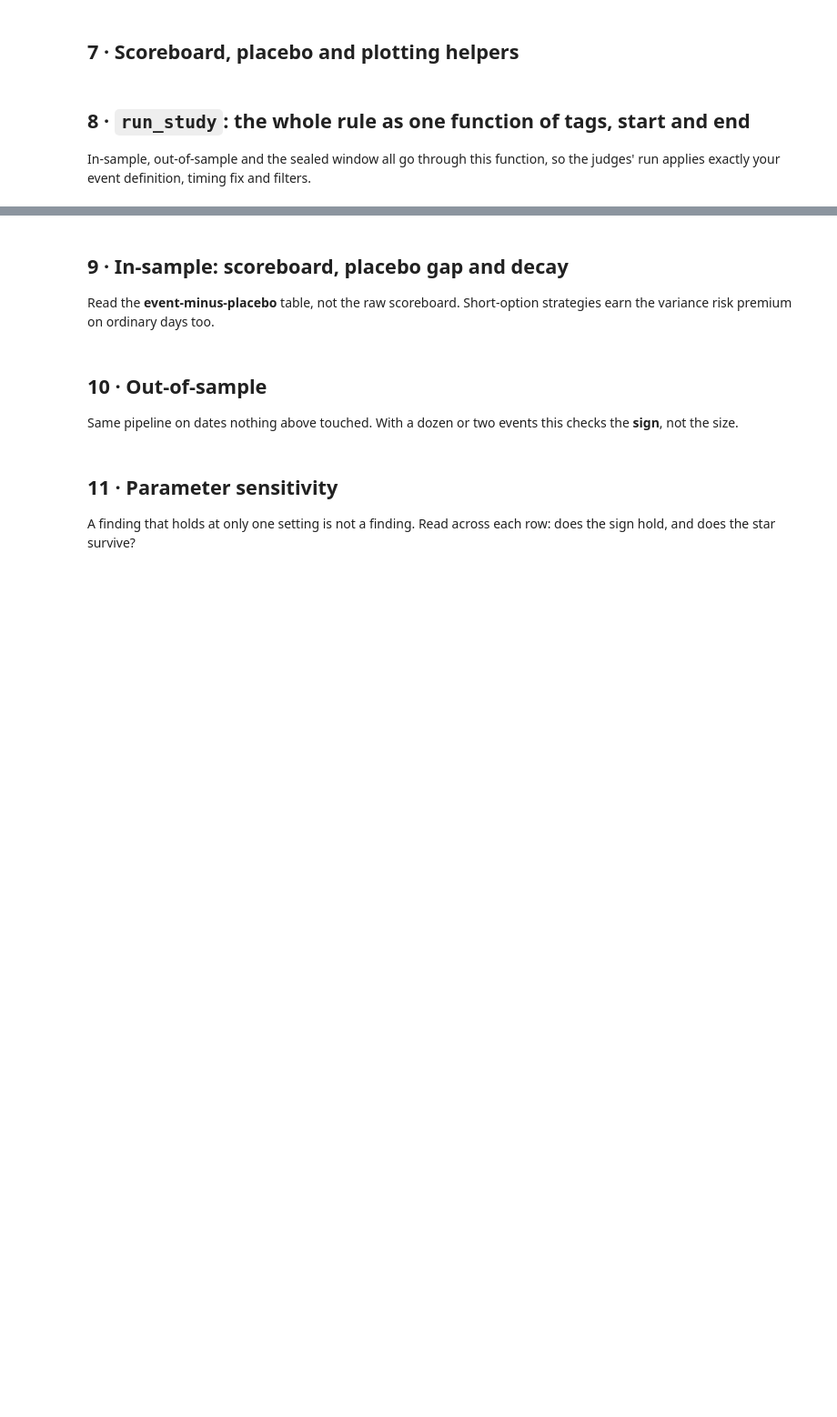
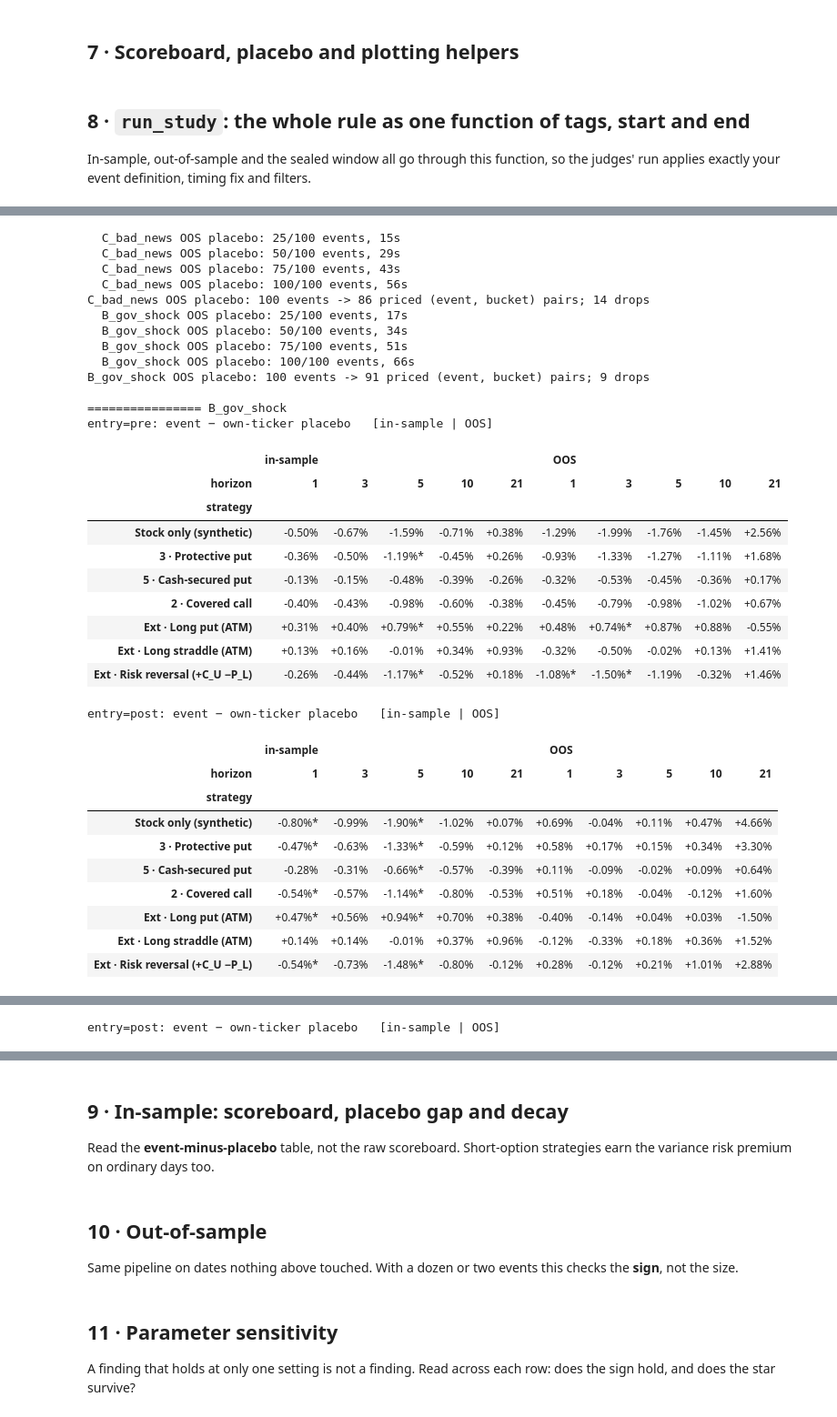
Before and after one commit to sibi-seeni/massive-quant-hacks, a Jupyter notebook: trade-the-8k-research.ipynb, the cells around one changed output, grey strips where cells are left out. Shown at 91% size. Cells and saved outputs as stored; diff of their text form; code cells hidden in the pictures; blank space fills up the shorter version.

Commit message:
Added checkpoint

```diff
--- a/trade-the-8k-research.ipynb
+++ b/trade-the-8k-research.ipynb
@@ -709,0 +1043,79 @@ def run_study(start, end, tags=None, universe=None, buckets=None, otm_pcts=None,
+# %%
+# ── OOS with placebo + pooled B∪C test ──
+FOC = [s for s in ["stock", "protective_put", "cash_secured_put", "covered_call",
+                   "long_put", "long_straddle", "risk_reversal"] if s in STRATEGIES]
+HS  = (1, 3, 5, 10, 21)
+
+def _cells(d):
+    d = d[d.strategy.isin(FOC) & d.horizon.isin(HS)].copy()
+    d["cell"] = d.apply(lambda r: "" if pd.isna(r.get("difference")) else
+                        f"{r.difference*100:+.2f}%{'*' if (r.ci_lo > 0 or r.ci_hi < 0) else ''}", axis=1)
+    return d.pivot(index="strategy", columns="horizon", values="cell").reindex(FOC).rename(index=STRATEGY_LABEL)
+
+for name, c in check.items():
+    if "oos_pres" not in c and not c["oos"]["events"].empty:
+        pev = sample_placebo(c["oos"]["events"], 100, OOS_START, OOS_END)
+        ppr, _ = price_events(pev, _b, _o, label=f"{name} OOS placebo")
+        c["oos_pres"] = evaluate(ppr, _o)
+
+# pooled B ∪ C (dedupe events that carry both)
+def _pool(key):
+    return pd.concat([check[n][key]["results"] if isinstance(check[n][key], dict) else check[n][key]
+                      for n in ("B_gov_shock", "C_bad_news")], ignore_index=True)
+pooled = {"ins": _pool("ins"), "pres": _pool("pres"), "oos": _pool("oos"), "oos_pres": _pool("oos_pres")}
+if "ticker" in pooled["ins"] and "t_0" in pooled["ins"]:
+    for k in ("ins", "oos"):
+        pooled[k] = pooled[k].drop_duplicates(["ticker", "t_0", "bucket", "entry", "otm", "horizon"])
+
+for name, c in [("B_gov_shock", check["B_gov_shock"]), ("C_bad_news", check["C_bad_news"]),
+                ("POOLED B∪C", {"ins": {"results": pooled["ins"]}, "pres": pooled["pres"],
+                                "oos": {"results": pooled["oos"]}, "oos_pres": pooled["oos_pres"]})]:
+    print(f"\n================ {name}")
+    for entry in ("pre", "post"):
+        a = _cells(difference_board(c["ins"]["results"], c["pres"], entry=entry))
+        b = _cells(difference_board(c["oos"]["results"], c["oos_pres"], entry=entry))
+        print(f"entry={entry}: event − own-ticker placebo   [in-sample | OOS]")
+        display(pd.concat({"in-sample": a, "OOS": b}, axis=1))
+
+# robustness of the h=5 effect in B: trimmed mean + hit rate
+r5 = slice_results(check["B_gov_shock"]["ins"]["results"], BASELINE_BUCKET, "post", OTM_PCT)
+r5 = r5[r5.horizon == 5]
+print("\nB h=5, post entry: raw → trimmed(3) mean, share of events with stock < 0")
+display(pd.DataFrame({s: [f"{r5[s].mean()*100:+.2f}%", f"{r5[s].sort_values().iloc[3:-3].mean()*100:+.2f}%"]
+                      for s in FOC}, index=["raw", "trimmed"]).rename(columns=STRATEGY_LABEL))
+print(f"share stock<0 at h=5: {(r5.stock < 0).mean():.0%}  (n={len(r5)})")
+# %% [output]
+  C_bad_news OOS placebo: 25/100 events, 15s
+  C_bad_news OOS placebo: 50/100 events, 29s
+  C_bad_news OOS placebo: 75/100 events, 43s
+  C_bad_news OOS placebo: 100/100 events, 56s
+C_bad_news OOS placebo: 100 events -> 86 priced (event, bucket) pairs; 14 drops
+  B_gov_shock OOS placebo: 25/100 events, 17s
+  B_gov_shock OOS placebo: 50/100 events, 34s
+  B_gov_shock OOS placebo: 75/100 events, 51s
+  B_gov_shock OOS placebo: 100/100 events, 66s
+B_gov_shock OOS placebo: 100 events -> 91 priced (event, bucket) pairs; 9 drops
+
+================ B_gov_shock
+entry=pre: event − own-ticker placebo   [in-sample | OOS]
+|  | in-sample |  |  |  |  | OOS |  |  |  |  |
+| horizon | 1 | 3 | 5 | 10 | 21 | 1 | 3 | 5 | 10 | 21 |
+| strategy |  |  |  |  |  |  |  |  |  |  |
+| Stock only (synthetic) | -0.50% | -0.67% | -1.59% | -0.71% | +0.38% | -1.29% | -1.99% | -1.76% | -1.45% | +2.56% |
+| 3 · Protective put | -0.36% | -0.50% | -1.19%* | -0.45% | +0.26% | -0.93% | -1.33% | -1.27% | -1.11% | +1.68% |
+| 5 · Cash-secured put | -0.13% | -0.15% | -0.48% | -0.39% | -0.26% | -0.32% | -0.53% | -0.45% | -0.36% | +0.17% |
+| 2 · Covered call | -0.40% | -0.43% | -0.98% | -0.60% | -0.38% | -0.45% | -0.79% | -0.98% | -1.02% | +0.67% |
+| Ext · Long put (ATM) | +0.31% | +0.40% | +0.79%* | +0.55% | +0.22% | +0.48% | +0.74%* | +0.87% | +0.88% | -0.55% |
+| Ext · Long straddle (ATM) | +0.13% | +0.16% | -0.01% | +0.34% | +0.93% | -0.32% | -0.50% | -0.02% | +0.13% | +1.41% |
+| Ext · Risk reversal (+C_U −P_L) | -0.26% | -0.44% | -1.17%* | -0.52% | +0.18% | -1.08%* | -1.50%* | -1.19% | -0.32% | +1.46% |
+entry=post: event − own-ticker placebo   [in-sample | OOS]
+|  | in-sample |  |  |  |  | OOS |  |  |  |  |
+| horizon | 1 | 3 | 5 | 10 | 21 | 1 | 3 | 5 | 10 | 21 |
+| strategy |  |  |  |  |  |  |  |  |  |  |
+| Stock only (synthetic) | -0.80%* | -0.99% | -1.90%* | -1.02% | +0.07% | +0.69% | -0.04% | +0.11% | +0.47% | +4.66% |
+| 3 · Protective put | -0.47%* | -0.63% | -1.33%* | -0.59% | +0.12% | +0.58% | +0.17% | +0.15% | +0.34% | +3.30% |
+| 5 · Cash-secured put | -0.28% | -0.31% | -0.66%* | -0.57% | -0.39% | +0.11% | -0.09% | -0.02% | +0.09% | +0.64% |
+| 2 · Covered call | -0.54%* | -0.57% | -1.14%* | -0.80% | -0.53% | +0.51% | +0.18% | -0.04% | -0.12% | +1.60% |
+| Ext · Long put (ATM) | +0.47%* | +0.56% | +0.94%* | +0.70% | +0.38% | -0.40% | -0.14% | +0.04% | +0.03% | -1.50% |
+| Ext · Long straddle (ATM) | +0.14% | +0.14% | -0.01% | +0.37% | +0.96% | -0.12% | -0.33% | +0.18% | +0.36% | +1.52% |
+| Ext · Risk reversal (+C_U −P_L) | -0.54%* | -0.73% | -1.48%* | -0.80% | -0.12% | +0.28% | -0.12% | +0.21% | +1.01% | +2.88% |
@@ -709,0 +1134 @@ def run_study(start, end, tags=None, universe=None, buckets=None, otm_pcts=None,
+entry=post: event − own-ticker placebo   [in-sample | OOS]
```
Also changed, not shown: parts of 11 cells of this notebook, 2 other files.
